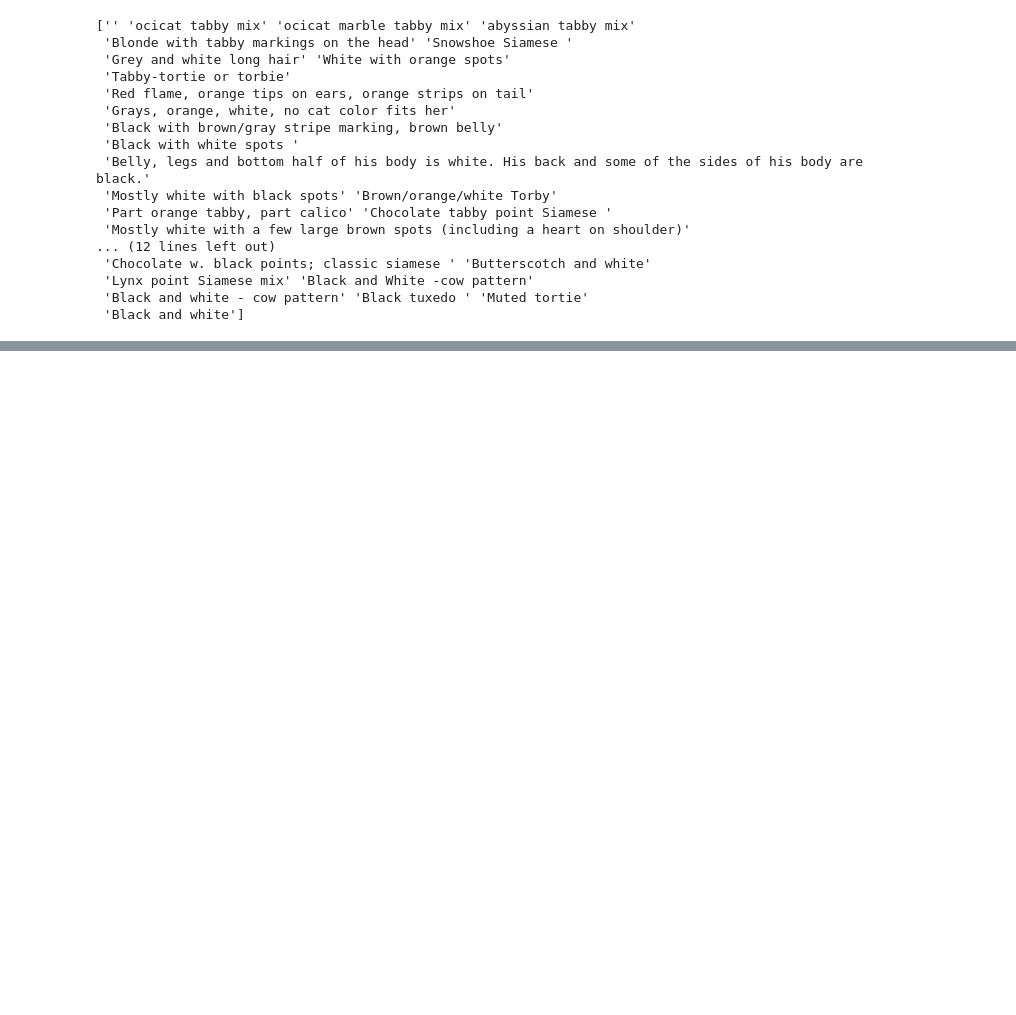
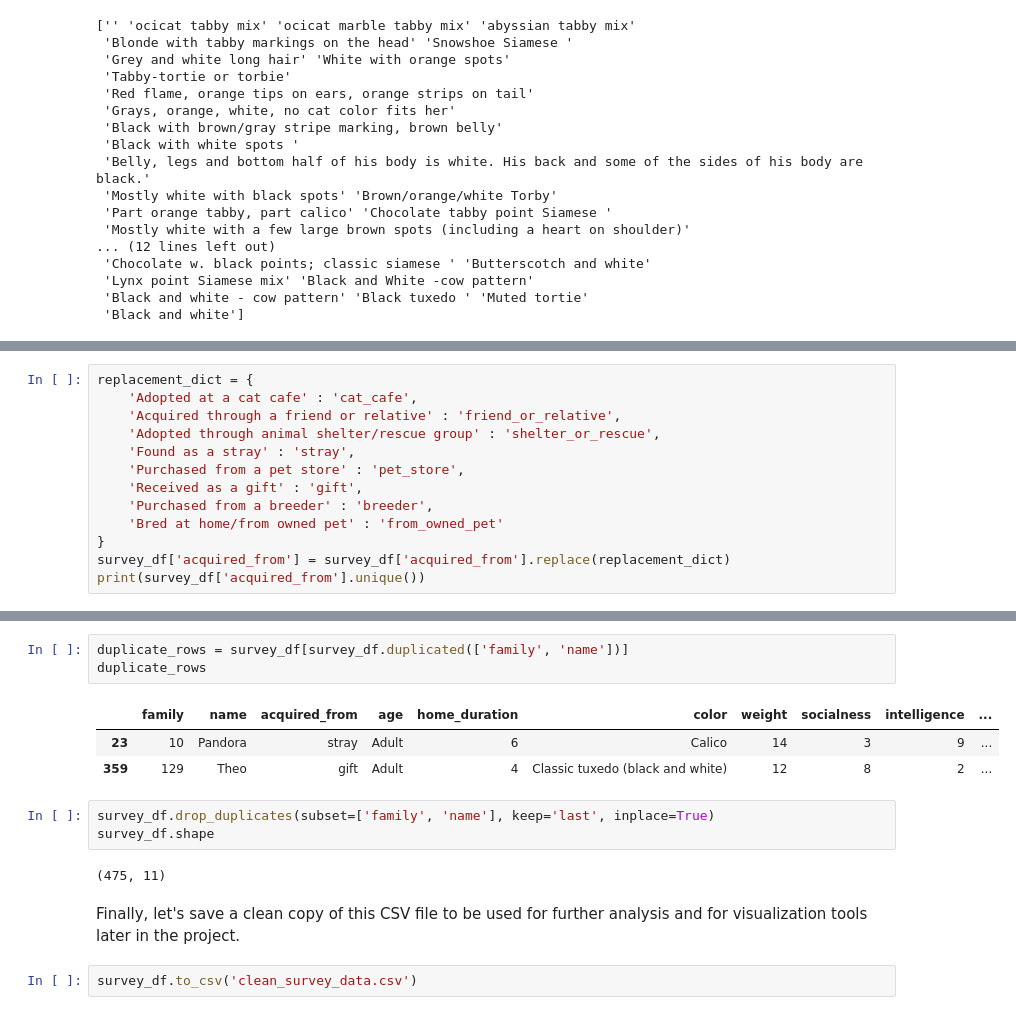
Before and after one commit to BlueKYGirl/purrfect_purrsonalities, a Jupyter notebook: purrfect_purrsonalities.ipynb, the cells around one changed output, grey strips where cells are left out. Cells and saved outputs as stored; diff of their text form; blank space fills up the shorter version.

Commit message:
Cleaned survey, added markdown

```diff
--- a/purrfect_purrsonalities.ipynb
+++ b/purrfect_purrsonalities.ipynb
@@ -199,0 +234,13 @@ survey_df.head()
+# %%
+replacement_dict = {
+    'Adopted at a cat cafe' : 'cat_cafe',
+    'Acquired through a friend or relative' : 'friend_or_relative',
+    'Adopted through animal shelter/rescue group' : 'shelter_or_rescue',
+    'Found as a stray' : 'stray',
+    'Purchased from a pet store' : 'pet_store',
+    'Received as a gift' : 'gift',
+    'Purchased from a breeder' : 'breeder',
+    'Bred at home/from owned pet' : 'from_owned_pet'
+}
+survey_df['acquired_from'] = survey_df['acquired_from'].replace(replacement_dict)
+print(survey_df['acquired_from'].unique())
@@ -199,0 +252,16 @@ survey_df.head()
+# %%
+duplicate_rows = survey_df[survey_df.duplicated(['family', 'name'])]
+duplicate_rows
+# %% [output]
+|  | family | name | acquired_from | age | home_duration | color | weight | socialness | intelligence | ... |
+| 23 | 10 | Pandora | stray | Adult | 6 | Calico | 14 | 3 | 9 | ... |
+| 359 | 129 | Theo | gift | Adult | 4 | Classic tuxedo (black and white) | 12 | 8 | 2 | ... |
+# %%
+survey_df.drop_duplicates(subset=['family', 'name'], keep='last', inplace=True)
+survey_df.shape
+# %% [output]
+(475, 11)
+# %% [markdown]
+Finally, let's save a clean copy of this CSV file to be used for further analysis and for visualization tools later in the project.
+# %%
+survey_df.to_csv('clean_survey_data.csv')
```
Also changed, not shown: parts of 20 cells of this notebook, 2 other files.
